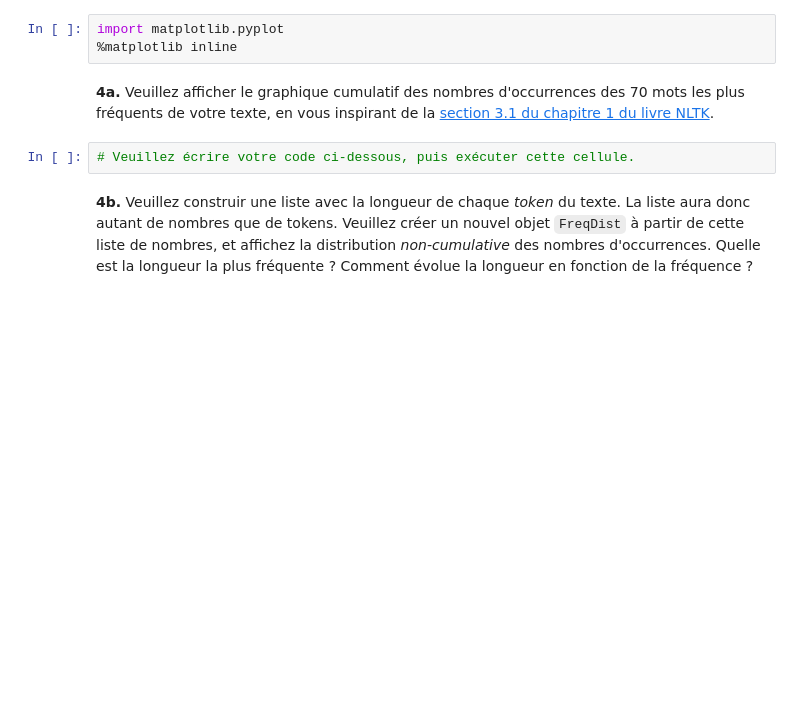
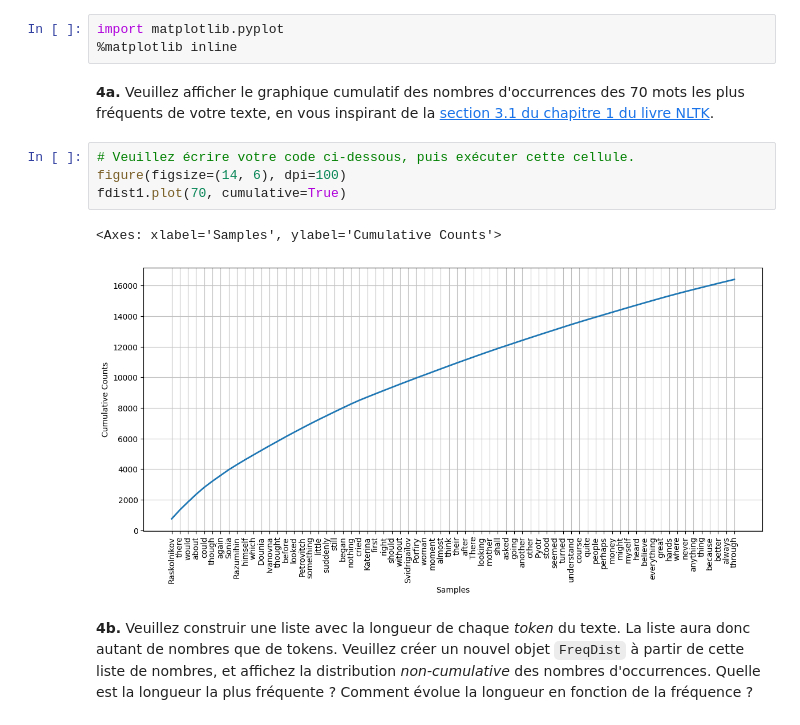
Before and after one commit to Raynobrak/heigvd-labos-tal, a Jupyter notebook: Labo1/TAL_Labo1b_Ançay_Charbonnier.ipynb, the cells around one changed output. Saved outputs shown, nothing was run; the diff lists cells and outputs as text; blank space fills up the shorter version.

```diff
--- a/Labo1/TAL_Labo1b_Ançay_Charbonnier.ipynb
+++ b/Labo1/TAL_Labo1b_Ançay_Charbonnier.ipynb
@@ -280,6 +280,11 @@ import matplotlib.pyplot
 **4a.** Veuillez afficher le graphique cumulatif des nombres d'occurrences des 70 mots les plus fréquents de votre texte, en vous inspirant de la  [section 3.1 du chapitre 1 du livre NLTK](http://www.nltk.org/book/ch01.html#frequency-distributions).
 # %%
 # Veuillez écrire votre code ci-dessous, puis exécuter cette cellule.
+figure(figsize=(14, 6), dpi=100)
+fdist1.plot(70, cumulative=True)
+# %% [output]
+<Axes: xlabel='Samples', ylabel='Cumulative Counts'>
+[figure, added]
 # %% [markdown]
 **4b.** Veuillez construir une liste avec la longueur de chaque _token_ du texte.  La liste aura donc autant de nombres que de tokens.  Veuillez créer un nouvel objet `FreqDist` à partir de cette liste de nombres, et affichez la distribution _non-cumulative_ des nombres d'occurrences.  Quelle est la longueur la plus fréquente ?  Comment évolue la longueur en fonction de la fréquence ?
 # %%
```
Also changed, not shown: parts of 7 cells of this notebook, 3 other files.
